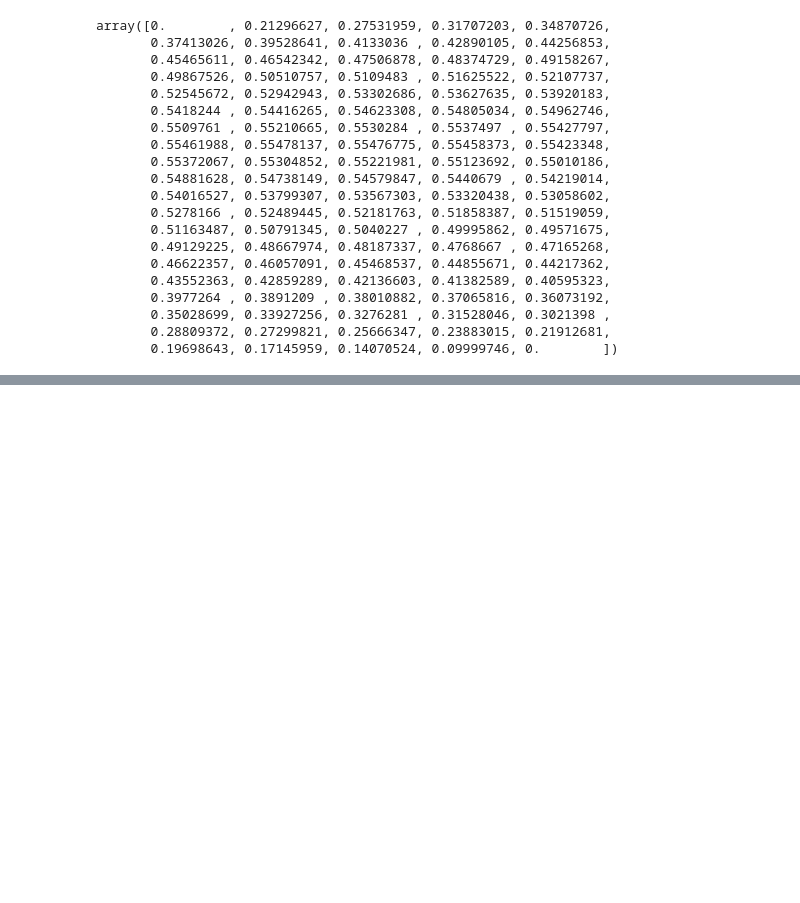
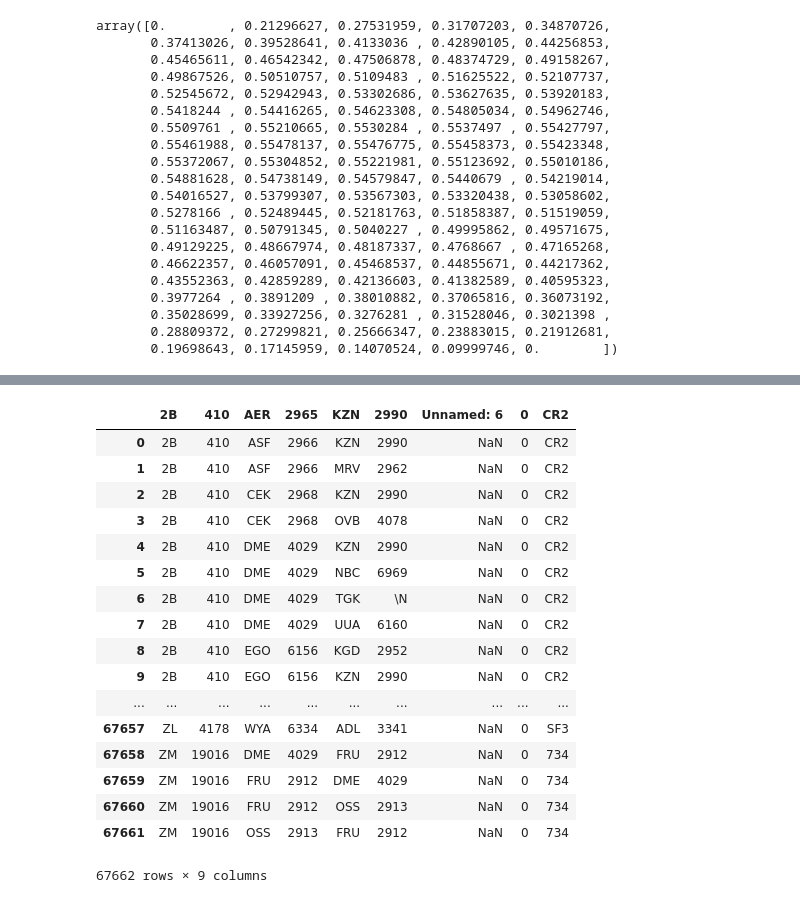
Before and after one commit to yumesaka/lecture_AI_20190306, a Jupyter notebook: notebook_test.ipynb, the cells around one changed output, grey strips where cells are left out. Saved outputs shown, nothing was run; the diff lists cells and outputs as text; code cells hidden in the pictures; blank space fills up the shorter version.

```diff
--- a/notebook_test.ipynb
+++ b/notebook_test.ipynb
@@ -113,0 +224,23 @@ plt.show()
+# %%
+import pandas as pd
+data = pd.read_csv('./data/routes.dat')
+data
+# %% [output]
+|  | 2B | 410 | AER | 2965 | KZN | 2990 | Unnamed: 6 | 0 | CR2 |
+| 0 | 2B | 410 | ASF | 2966 | KZN | 2990 | NaN | 0 | CR2 |
+| 1 | 2B | 410 | ASF | 2966 | MRV | 2962 | NaN | 0 | CR2 |
+| 2 | 2B | 410 | CEK | 2968 | KZN | 2990 | NaN | 0 | CR2 |
+| 3 | 2B | 410 | CEK | 2968 | OVB | 4078 | NaN | 0 | CR2 |
+| 4 | 2B | 410 | DME | 4029 | KZN | 2990 | NaN | 0 | CR2 |
+| 5 | 2B | 410 | DME | 4029 | NBC | 6969 | NaN | 0 | CR2 |
+| 6 | 2B | 410 | DME | 4029 | TGK | \N | NaN | 0 | CR2 |
+| 7 | 2B | 410 | DME | 4029 | UUA | 6160 | NaN | 0 | CR2 |
+| 8 | 2B | 410 | EGO | 6156 | KGD | 2952 | NaN | 0 | CR2 |
+| 9 | 2B | 410 | EGO | 6156 | KZN | 2990 | NaN | 0 | CR2 |
+| ... | ... | ... | ... | ... | ... | ... | ... | ... | ... |
+| 67657 | ZL | 4178 | WYA | 6334 | ADL | 3341 | NaN | 0 | SF3 |
+| 67658 | ZM | 19016 | DME | 4029 | FRU | 2912 | NaN | 0 | 734 |
+| 67659 | ZM | 19016 | FRU | 2912 | DME | 4029 | NaN | 0 | 734 |
+| 67660 | ZM | 19016 | FRU | 2912 | OSS | 2913 | NaN | 0 | 734 |
+| 67661 | ZM | 19016 | OSS | 2913 | FRU | 2912 | NaN | 0 | 734 |
+67662 rows × 9 columns
```
Also changed, not shown: parts of 18 cells of this notebook, 1 other file.
